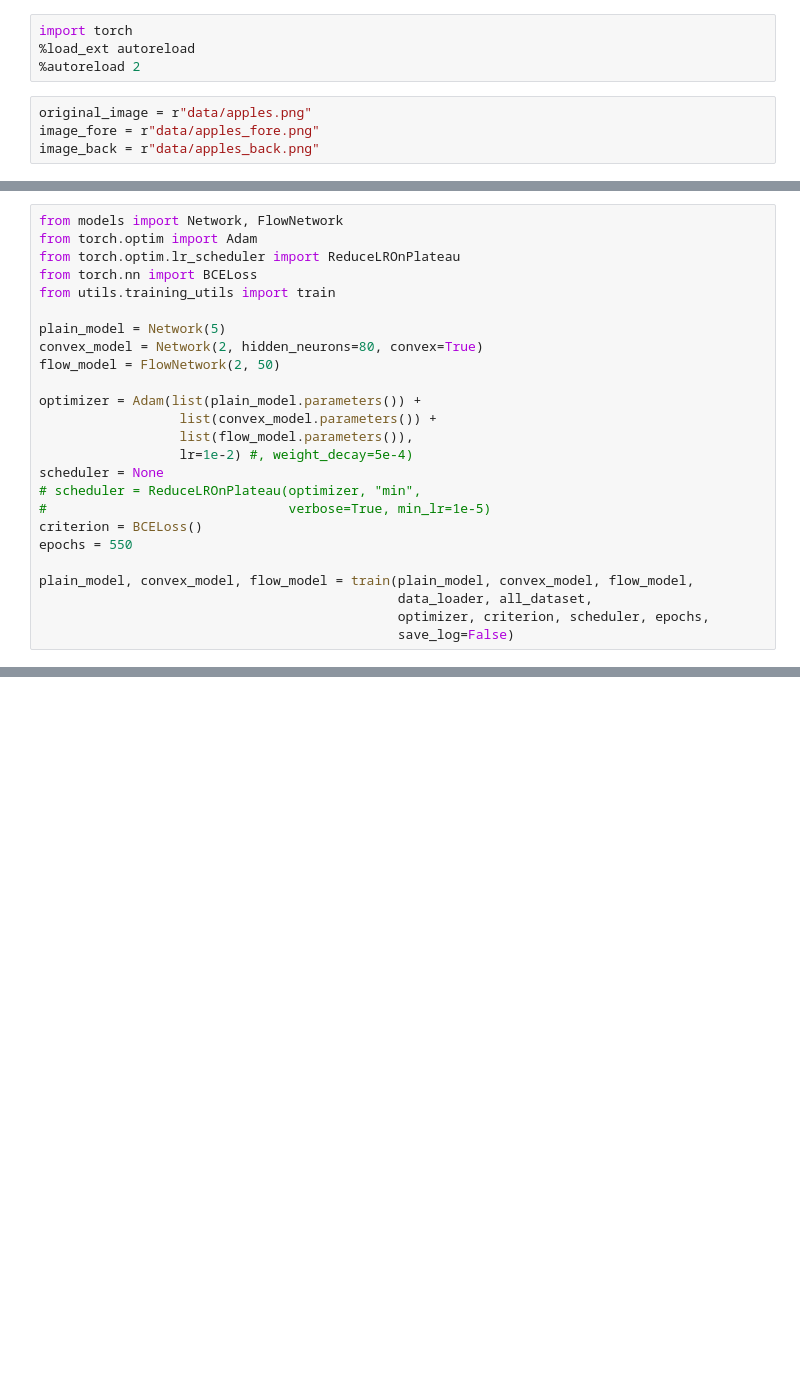
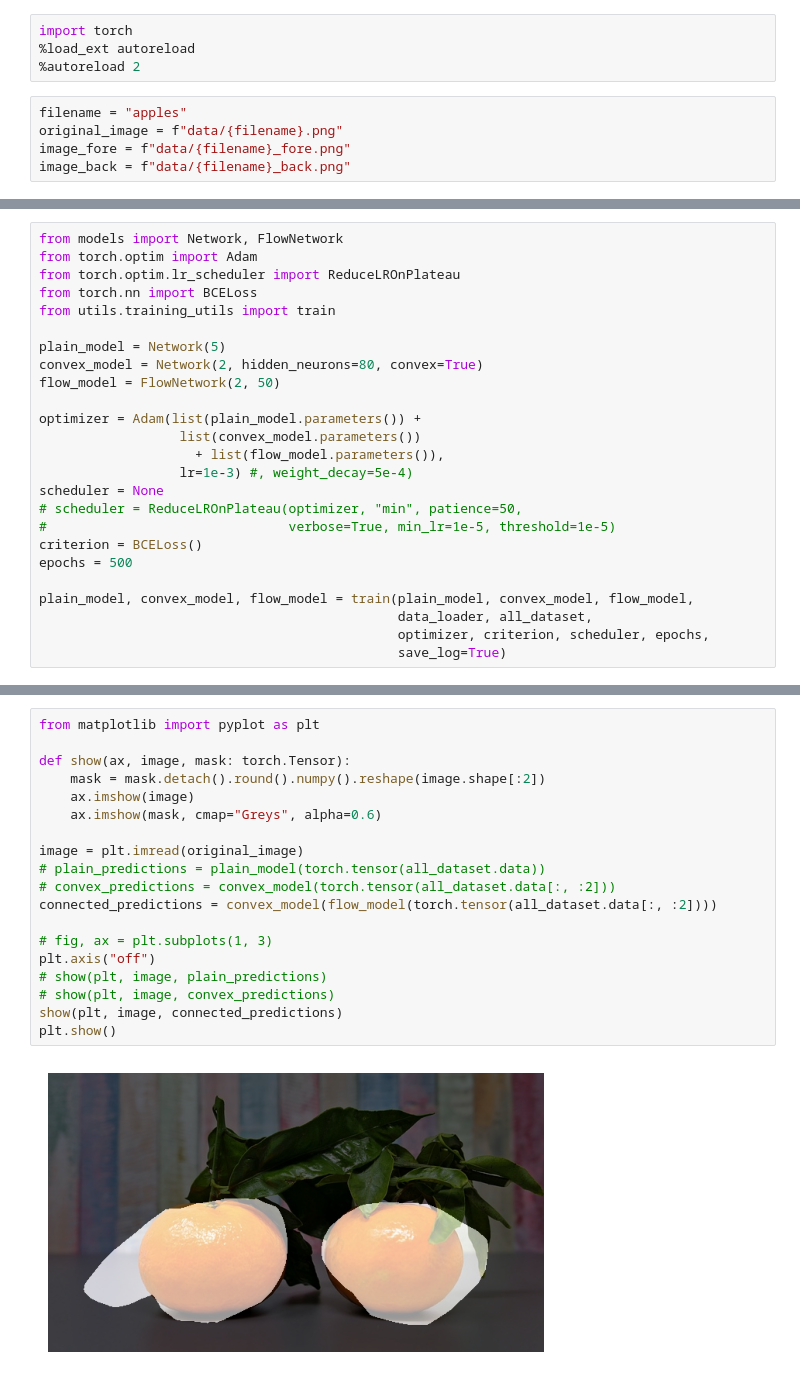
Before and after one commit to Sp00nyMan/Path-Connected-Segmentation-Network, a Jupyter notebook: main.ipynb, the cells around one changed output, grey strips where cells are left out. Cells and saved outputs as stored; diff of their text form; blank space fills up the shorter version.

```diff
--- a/main.ipynb
+++ b/main.ipynb
@@ -3,9 +3,10 @@ import torch
 %load_ext autoreload
 %autoreload 2
 # %%
-original_image = r"data/apples.png"
-image_fore = r"data/apples_fore.png"
-image_back = r"data/apples_back.png"
+filename = "apples"
+original_image = f"data/{filename}.png"
+image_fore = f"data/{filename}_fore.png"
+image_back = f"data/{filename}_back.png"
 # %%
 from utils.data_utils import ImageDataset
 from torch.utils.data import DataLoader
@@ -27,16 +31,16 @@ convex_model = Network(2, hidden_neurons=80, convex=True)
 flow_model = FlowNetwork(2, 50)
 
 optimizer = Adam(list(plain_model.parameters()) +
-                  list(convex_model.parameters()) +
-                  list(flow_model.parameters()),
-                  lr=1e-2) #, weight_decay=5e-4)
+                  list(convex_model.parameters())
+                    + list(flow_model.parameters()),
+                  lr=1e-3) #, weight_decay=5e-4)
 scheduler = None
-# scheduler = ReduceLROnPlateau(optimizer, "min",
-#                               verbose=True, min_lr=1e-5)
+# scheduler = ReduceLROnPlateau(optimizer, "min", patience=50,
+#                               verbose=True, min_lr=1e-5, threshold=1e-5)
 criterion = BCELoss()
-epochs = 550
+epochs = 500
 
 plain_model, convex_model, flow_model = train(plain_model, convex_model, flow_model,
                                               data_loader, all_dataset,
                                               optimizer, criterion, scheduler, epochs,
-                                              save_log=False)
+                                              save_log=True)
@@ -53,0 +47,21 @@ plt.show()
+# %%
+from matplotlib import pyplot as plt
+
+def show(ax, image, mask: torch.Tensor):
+    mask = mask.detach().round().numpy().reshape(image.shape[:2])
+    ax.imshow(image)
+    ax.imshow(mask, cmap="Greys", alpha=0.6)
+
+image = plt.imread(original_image)
+# plain_predictions = plain_model(torch.tensor(all_dataset.data))
+# convex_predictions = convex_model(torch.tensor(all_dataset.data[:, :2]))
+connected_predictions = convex_model(flow_model(torch.tensor(all_dataset.data[:, :2])))
+
+# fig, ax = plt.subplots(1, 3)
+plt.axis("off")
+# show(plt, image, plain_predictions)
+# show(plt, image, convex_predictions)
+show(plt, image, connected_predictions)
+plt.show()
+# %% [output]
+[figure, added]
```
Also changed, not shown: parts of 8 cells of this notebook, 1 other file.
